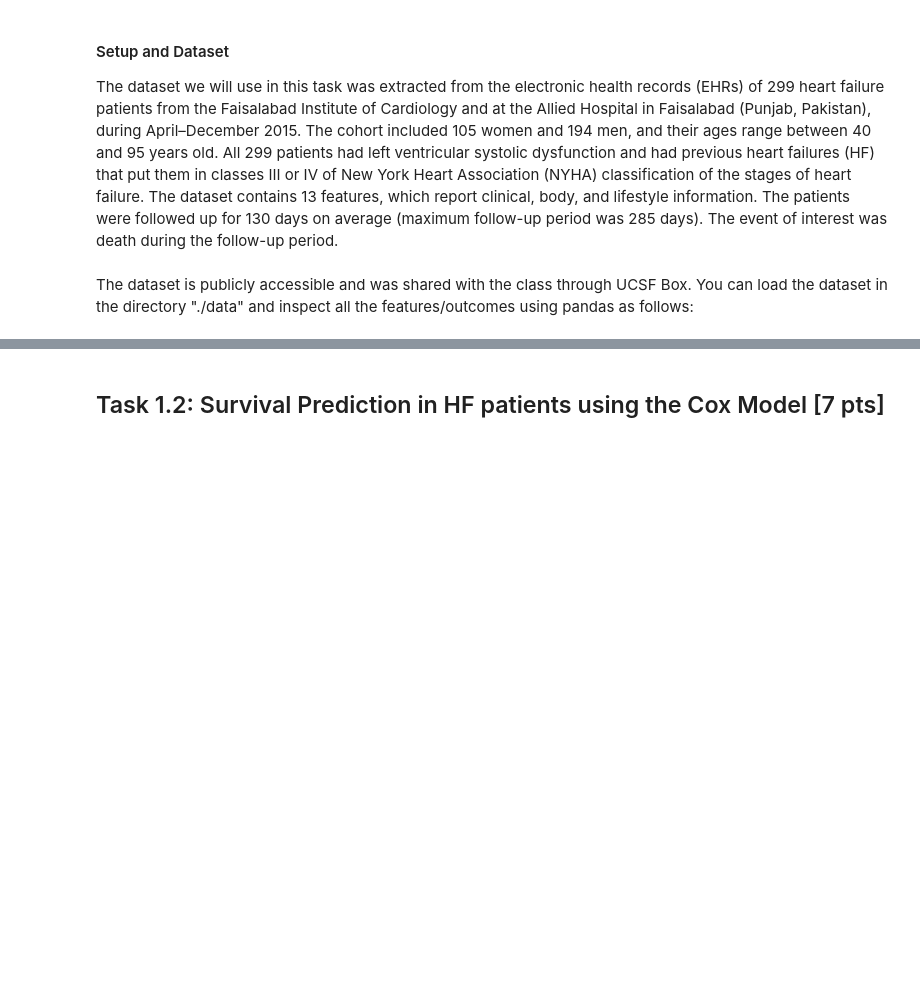
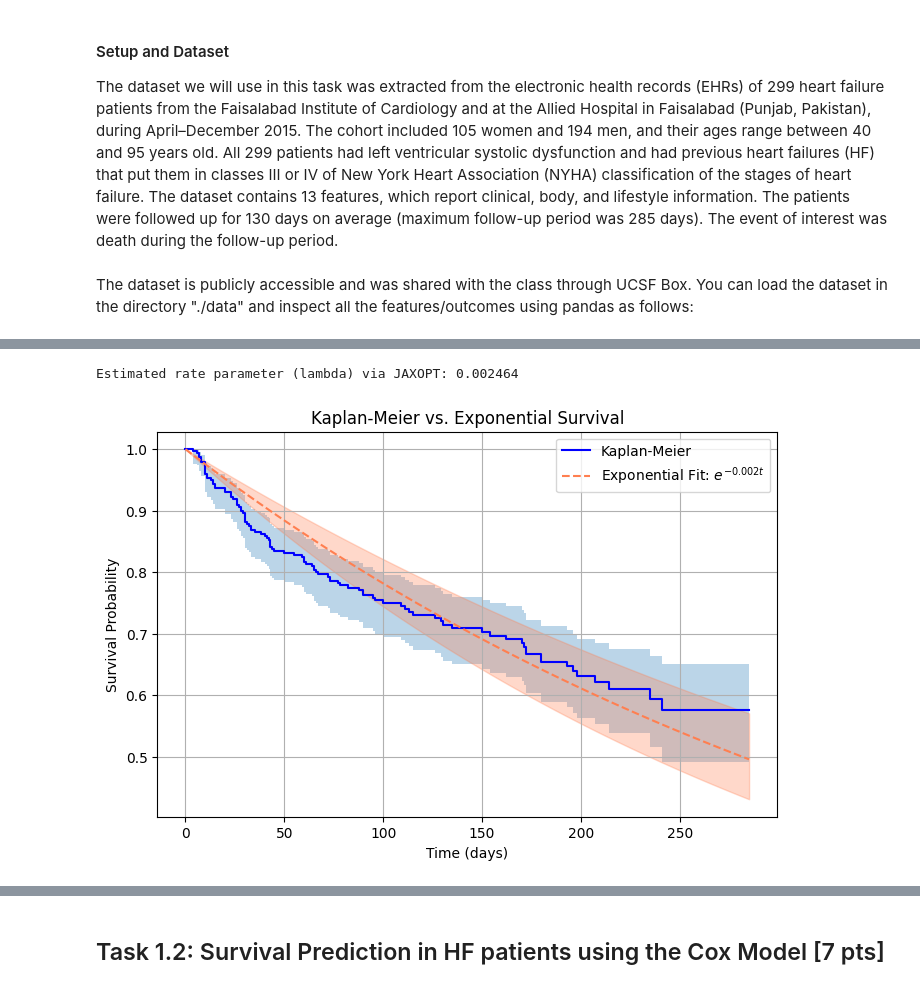
Before and after one commit to aarontyliu/cph-200b, a Jupyter notebook: Proiect 1/CPH_200B_Project_1_Survival_Analysis_and_Prediction.ipynb, the cells around one changed output, grey strips where cells are left out. Saved outputs shown, nothing was run; the diff lists cells and outputs as text; code cells hidden in the pictures; blank space fills up the shorter version.

```diff
--- a/Proiect 1/CPH_200B_Project_1_Survival_Analysis_and_Prediction.ipynb
+++ b/Proiect 1/CPH_200B_Project_1_Survival_Analysis_and_Prediction.ipynb
@@ -48,0 +185,71 @@ dataset
+# %%
+# Example dataset (Replace with real data)
+times = jnp.array(dataset["time"].values)
+events = jnp.array(dataset["DEATH_EVENT"].values)  # 1 = event, 0 = censored
+
+
+# Exponential Survival Function
+def exp_survival(t: jnp.ndarray, lamb: float) -> jnp.ndarray:
+    return jnp.exp(-lamb * t)
+
+
+# Negative Log-Likelihood Function
+def neg_log_likelihood(
+    lamb: jnp.ndarray, t: jnp.ndarray, event: jnp.ndarray, eps: float = 1e-6
+) -> float:
+    uncensored_term = event * (jnp.log(lamb + eps) - lamb * t)
+    censored_term = (1 - event) * -lamb * t
+    return -jnp.sum(uncensored_term + censored_term)
+
+
+# Initialize lambda
+init_lamb = jnp.array([1 / jnp.mean(durations)])
+
+# Optimizer: Minimize NLL using BFGS from jaxopt
+solver = jaxopt.LBFGS(fun=neg_log_likelihood)
+res = solver.run(init_lamb, t=durations, event=events)
+
+# Extract estimated lambda
+lamb_hat = res.params[0]
+print(f"Estimated rate parameter (lambda) via JAXOPT: {lamb_hat:.6f}")
+
+# Fit Kaplan-Meier for Comparison
+kmf = KaplanMeierEstimator()
+kmf.fit(durations, events)
+
+# Time points for plotting
+time_steps = jnp.linspace(0, jnp.max(durations), 100)
+
+# Plot Kaplan-Meier vs. Exponential Model
+plt.figure(figsize=(8, 5))
+kmf.plot(label="Kaplan-Meier", color="blue")
+plt.plot(
+    time_steps,
+    exp_survival(time_steps, lamb_hat),
+    linestyle="--",
+    color="coral",
+    label=f"Exponential Fit: $e^{{-{lamb_hat:.3f}t}}$",
+)
+# Compute 95% CI for lambda
+se_lambda = lamb_hat / jnp.sqrt(jnp.sum(events))
+z_score = jst.norm.ppf(0.975)  # 1.96 for 95% CI
+ci_lower = lamb_hat - z_score * se_lambda
+ci_upper = lamb_hat + z_score * se_lambda
+
+plt.fill_between(
+    time_steps,
+    exp_survival(time_steps, ci_lower),
+    exp_survival(time_steps, ci_upper),
+    alpha=0.3,
+    color="coral",
+)
+
+plt.xlabel("Time (days)")
+plt.ylabel("Survival Probability")
+plt.title("Kaplan-Meier vs. Exponential Survival")
+plt.legend()
+plt.grid(True)
+plt.show()
+# %% [output]
+Estimated rate parameter (lambda) via JAXOPT: 0.002464
+[figure, added]
```
Also changed, not shown: parts of 49 cells of this notebook.
